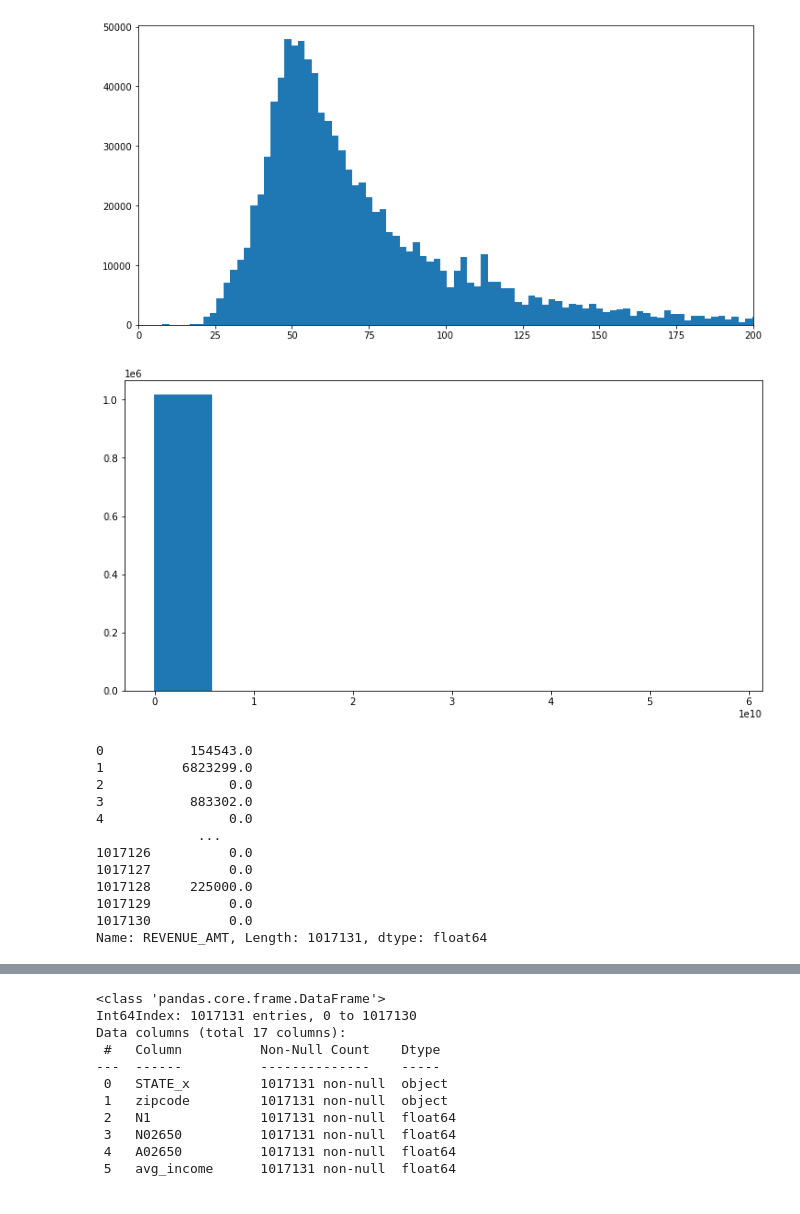
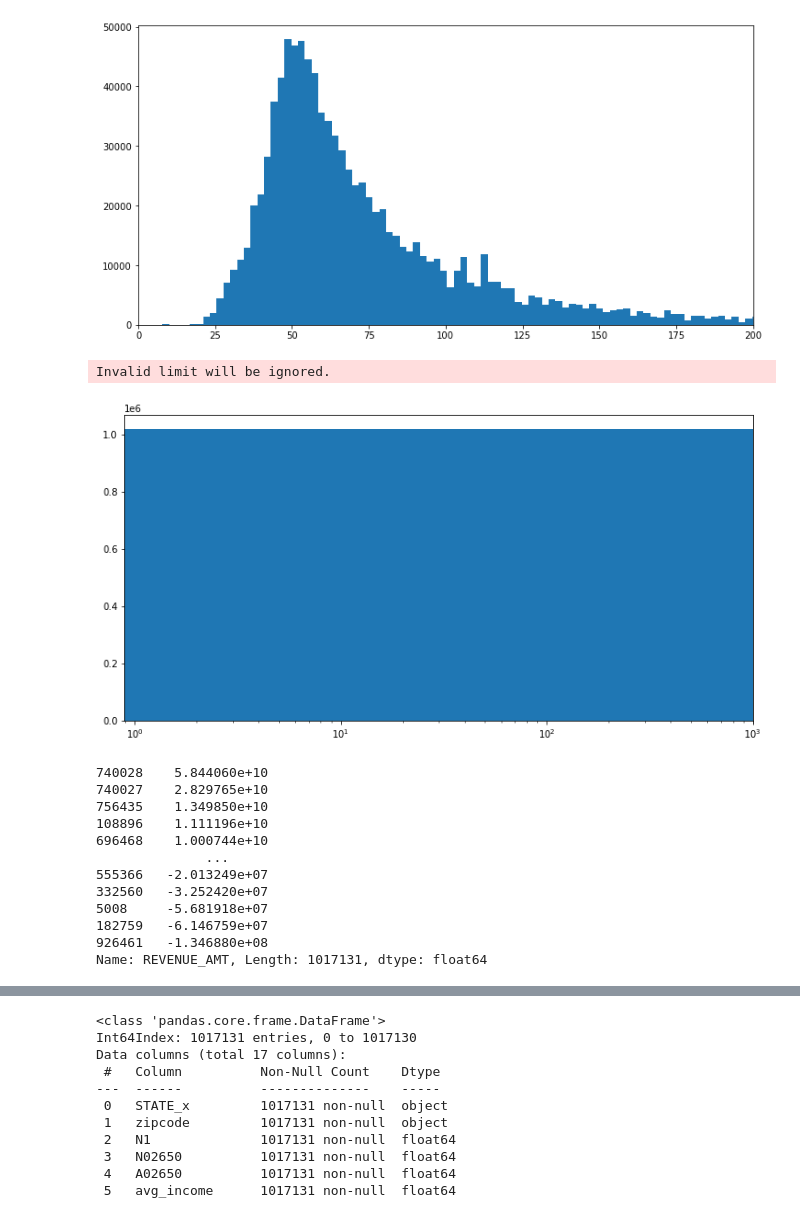
Before and after one commit to lesro/change_unlimited, a Jupyter notebook: notebooks/day2_df_review_merge.ipynb, the cells around one changed output, grey strips where cells are left out. Saved outputs shown, nothing was run; the diff lists cells and outputs as text; code cells hidden in the pictures.

```diff
--- a/notebooks/day2_df_review_merge.ipynb
+++ b/notebooks/day2_df_review_merge.ipynb
@@ -307,26 +293,28 @@ plt.show()
 # %% [output]
 [figure]
 # %%
-x = income_np_merge['REVENUE_AMT']
+x = income_np_merge['REVENUE_AMT'].sort_values(ascending=False)
 
 
 plt.figure(figsize=(12,6))
-# plt.xlim(0, 1000)
-plt.hist(x, bins=10)
+plt.xscale('log')
+plt.xlim(0, 1000)
+plt.hist(x)
 plt.show()
 x
 # %% [output]
+Invalid limit will be ignored.
-[figure, old version]
+[figure, new version]
-0           154543.0
-1          6823299.0
-2                0.0
-3           883302.0
-4                0.0
-             ...
-1017126          0.0
-1017127          0.0
-1017128     225000.0
-1017129          0.0
-1017130          0.0
-Name: REVENUE_AMT, Length: 1017131, dtype: float64
+740028    5.844060e+10
+740027    2.829765e+10
+756435    1.349850e+10
+108896    1.111196e+10
+696468    1.000744e+10
+              ...
+555366   -2.013249e+07
+332560   -3.252420e+07
+5008     -5.681918e+07
+182759   -6.146759e+07
+926461   -1.346880e+08
+Name: REVENUE_AMT, Length: 1017131, dtype: float64
 # %%
```
Also changed, not shown: parts of 3 cells of this notebook, 9 other files.
